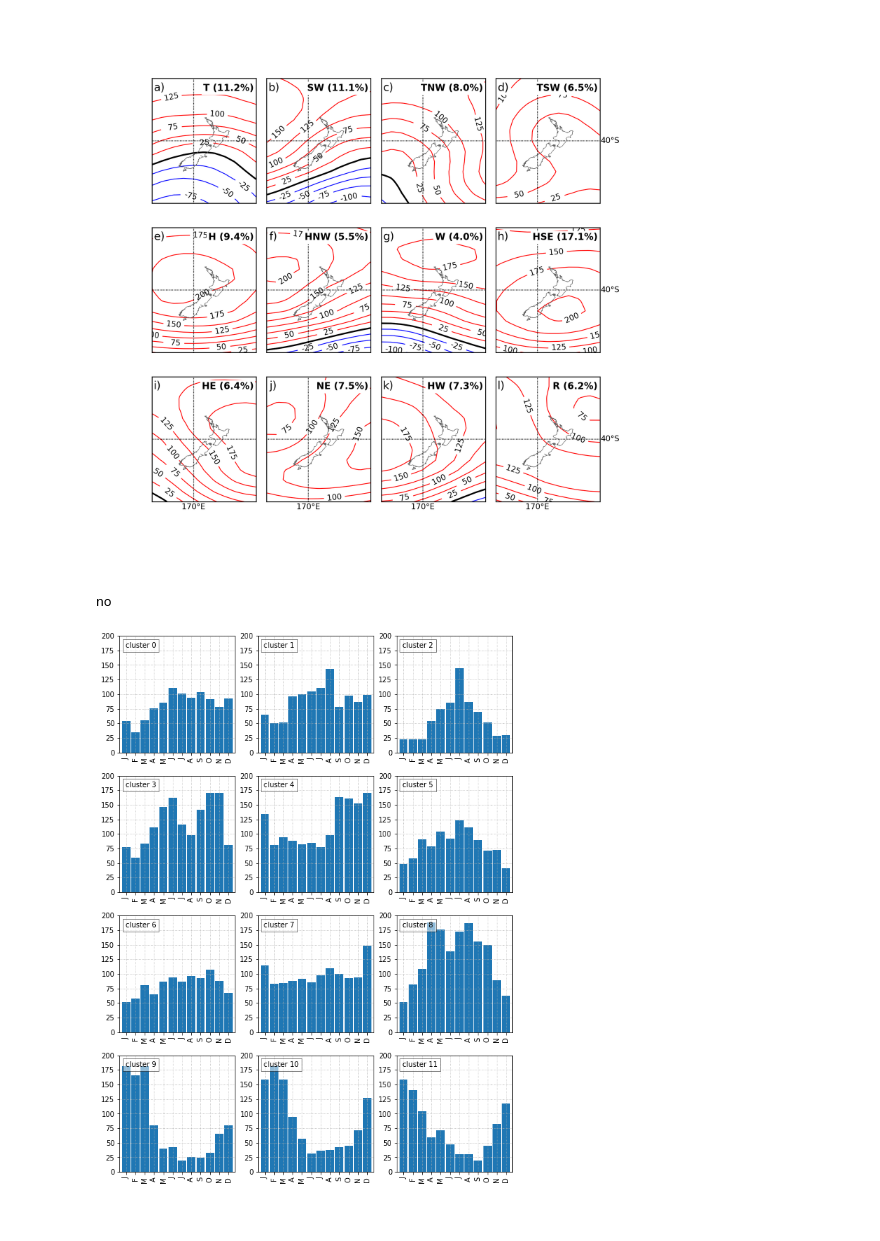
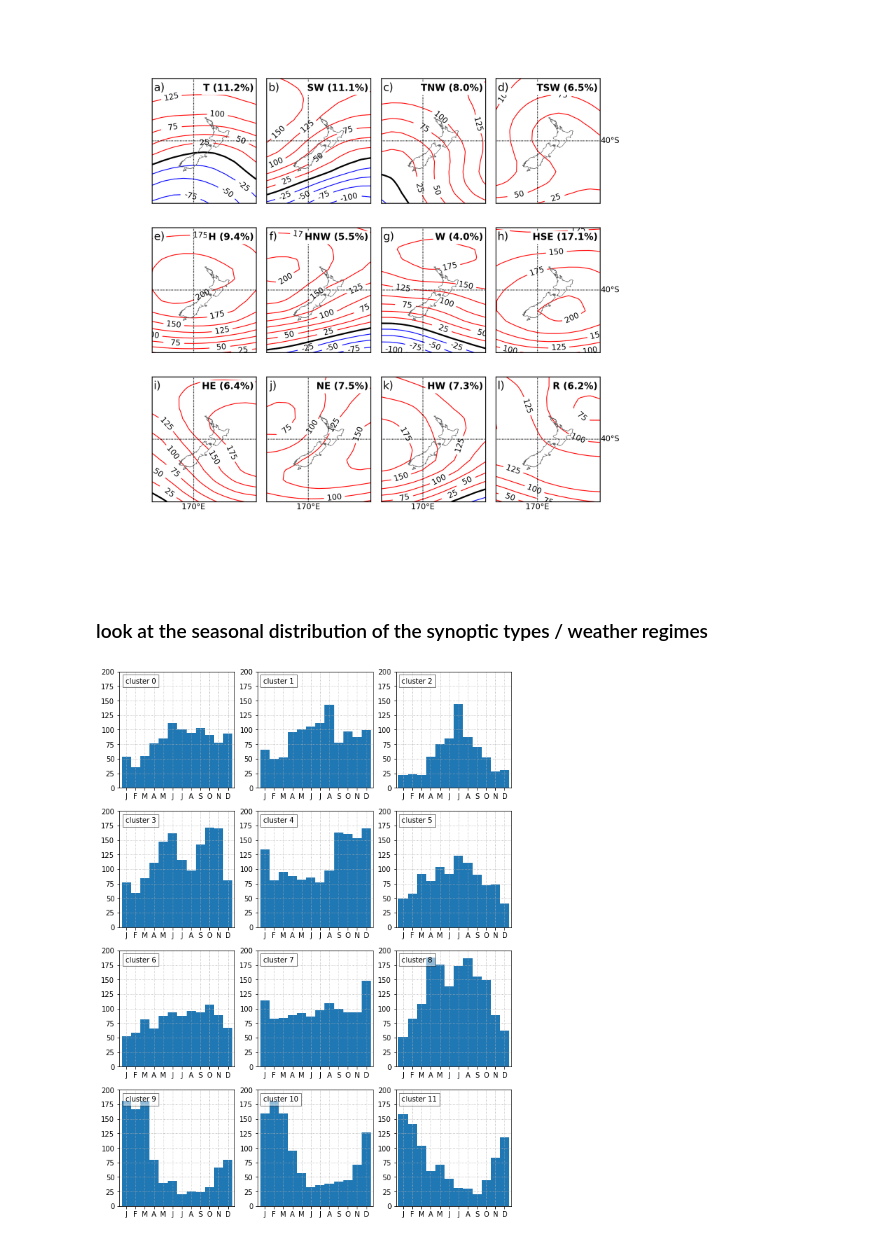
Before and after one commit to nicolasfauchereau/ACRE_workshop, a Jupyter notebook: notebooks/weather_regimes.ipynb, the cells around one changed output. Cells and saved outputs as stored; diff of their text form; code cells hidden in the pictures.

```diff
--- a/notebooks/weather_regimes.ipynb
+++ b/notebooks/weather_regimes.ipynb
@@ -436,24 +436,19 @@ for c in range(nclusters):
 Image('./images/Kidson_Archetypes.png', width=700)
 # %% [output]
 [figure]
-# %%
-ax = None
-# %%
-if not(ax):
-    print("no")
-# %% [output]
-no
+# %% [markdown]
+### look at the seasonal distribution of the synoptic types / weather regimes
 # %%
 f, axes = plt.subplots(nrows=4, ncols=3, figsize=(10,14))
 axes = axes.flatten()
 for c in range(nclusters):
     ax = axes[c]
     cf = labels.query('cluster == {}'.format(c))
-    cf.groupby(cf.index.month).count().plot(kind='bar',width=0.9, ax=ax, legend=None)
+    cf.groupby(cf.index.month).count().plot(kind='bar', width=1, ax=ax, legend=None)
     ax.set_ylim(0, 200)
     ax.grid(ls=':')
     ax.text(0.05, 0.9, 'cluster {}'.format(c), transform=ax.transAxes, bbox=dict(facecolor='w', alpha=0.5))
-    ax.set_xticklabels(list('JFMAMJJASOND'))
+    ax.set_xticklabels(list('JFMAMJJASOND'), rotation=0)
     ax.set_xlabel('')
 # %% [output]
-[figure, old version]
+[figure, new version]
```
